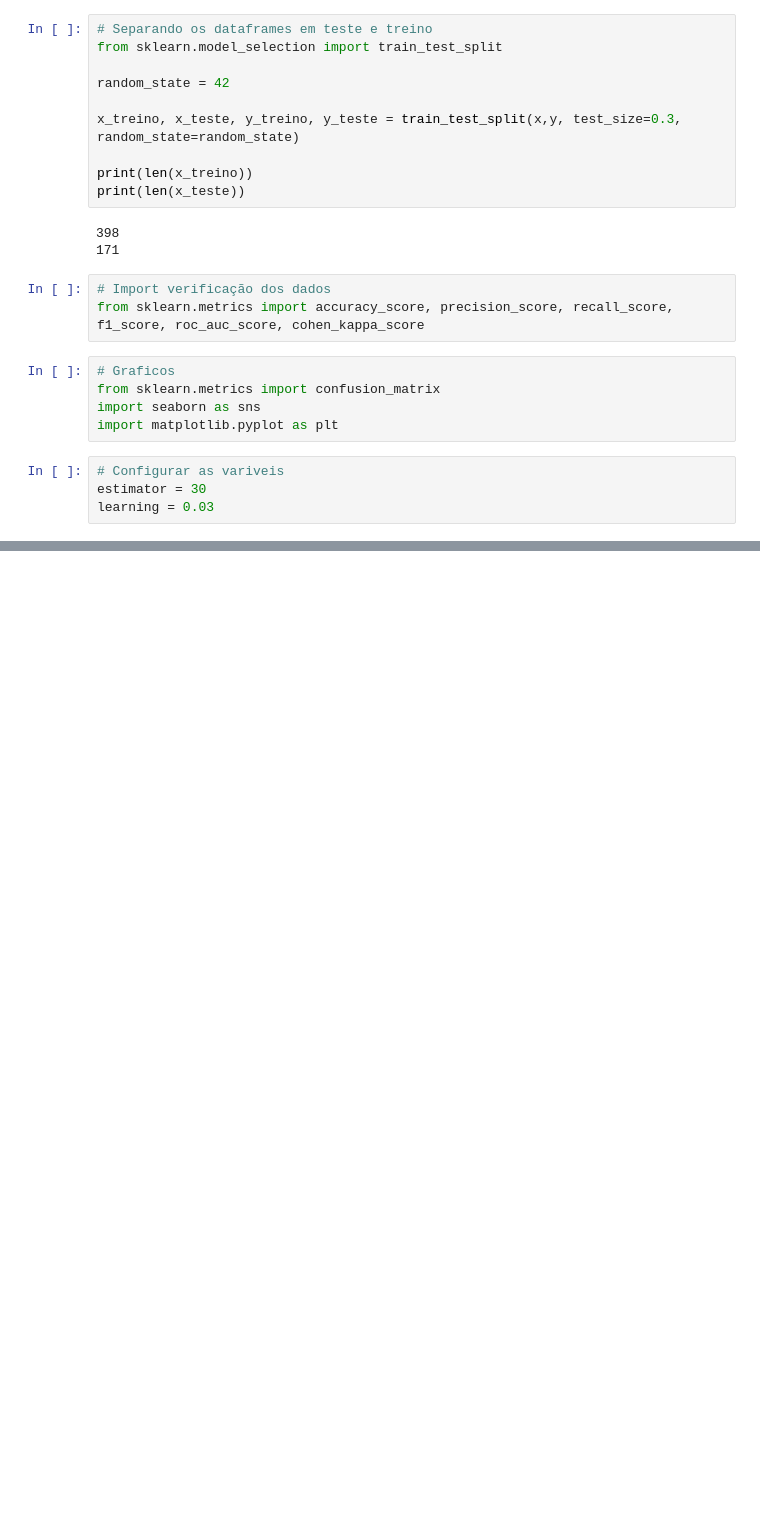
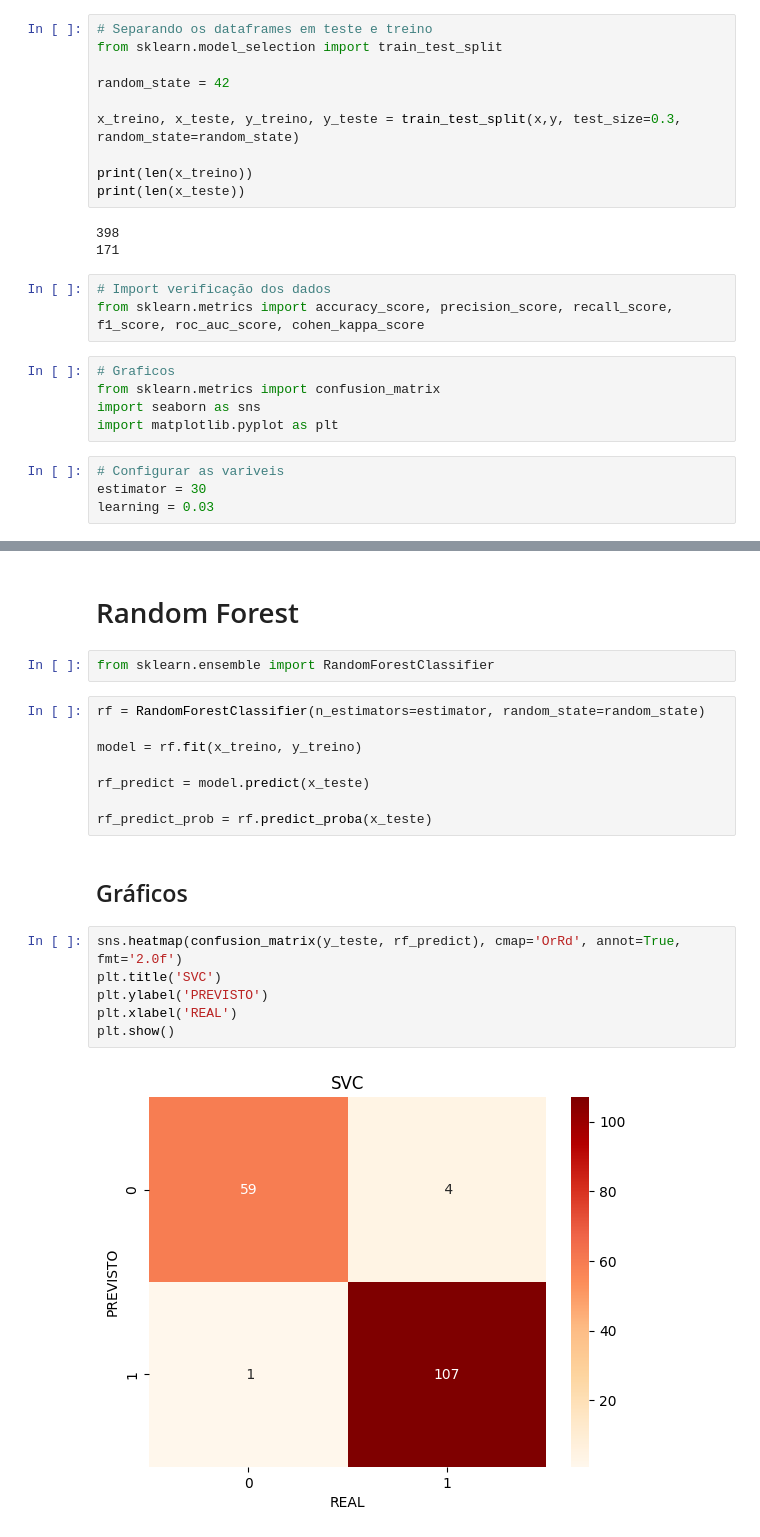
Before and after one commit to enricovivan/ml_python, a Jupyter notebook: ntrb/breast-cancer-certo.ipynb, the cells around one changed output, grey strips where cells are left out. Drawn from its saved outputs; the diff is of its cells as text; blank space fills up the shorter version.

```diff
--- a/ntrb/breast-cancer-certo.ipynb
+++ b/ntrb/breast-cancer-certo.ipynb
@@ -327,0 +198,22 @@ Curva ROC: 0.9794973544973544
+# %% [markdown]
+# Random Forest
+# %%
+from sklearn.ensemble import RandomForestClassifier
+# %%
+rf = RandomForestClassifier(n_estimators=estimator, random_state=random_state)
+
+model = rf.fit(x_treino, y_treino)
+
+rf_predict = model.predict(x_teste)
+
+rf_predict_prob = rf.predict_proba(x_teste)
+# %% [markdown]
+## Gráficos
+# %%
+sns.heatmap(confusion_matrix(y_teste, rf_predict), cmap='OrRd', annot=True, fmt='2.0f')
+plt.title('SVC')
+plt.ylabel('PREVISTO')
+plt.xlabel('REAL')
+plt.show()
+# %% [output]
+[figure, added]
```
Also changed, not shown: parts of 50 cells of this notebook, 4 other files.
